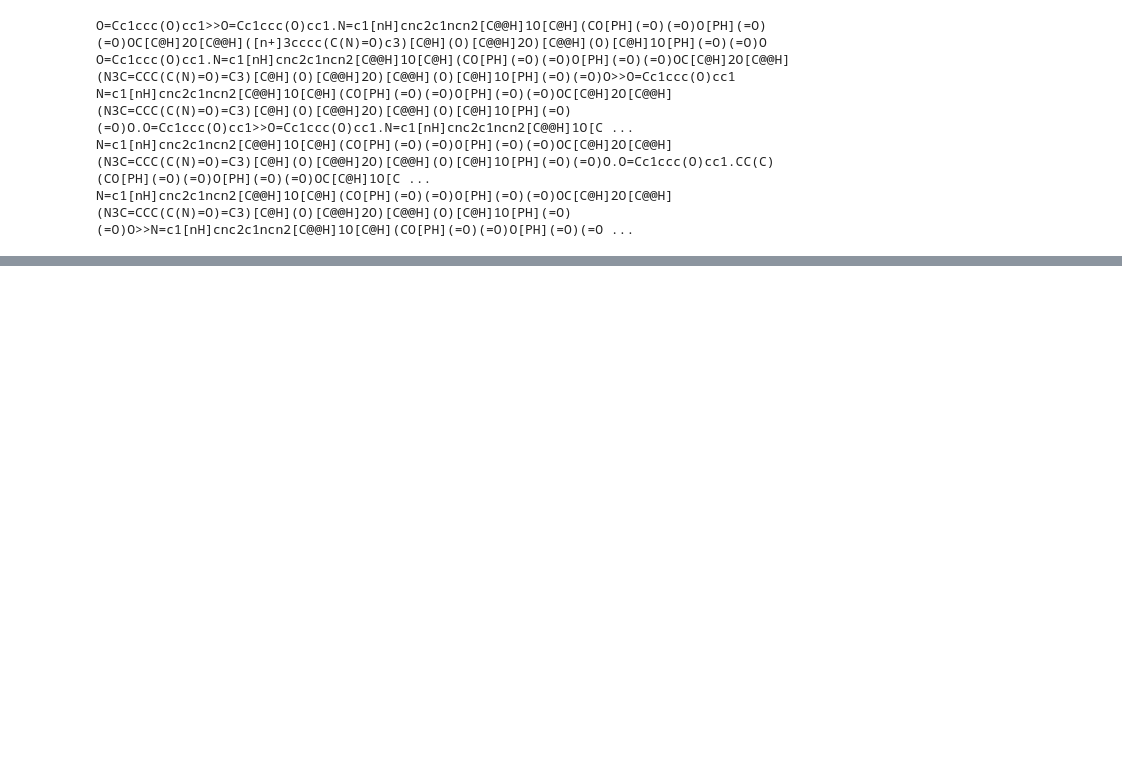
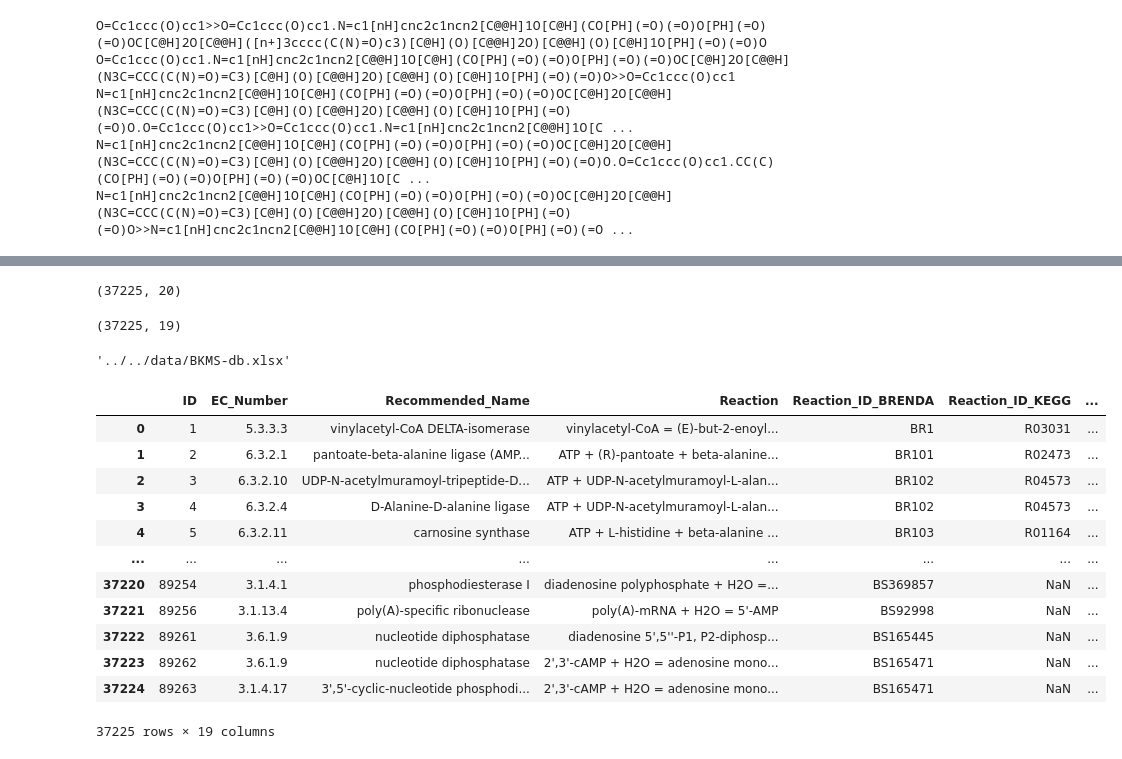
Before and after one commit to 0m1n0/hybmind, a Jupyter notebook: process_BKMS_database_reproduced/Notebooks/process_bkms_db.ipynb, the cells around one changed output, grey strips where cells are left out. Cells and saved outputs as stored; diff of their text form; code cells hidden in the pictures; blank space fills up the shorter version.

```diff
--- a/process_BKMS_database_reproduced/Notebooks/process_bkms_db.ipynb
+++ b/process_BKMS_database_reproduced/Notebooks/process_bkms_db.ipynb
@@ -248,4 +326,35 @@ db.dropna(subset=['smiles'])
+# %%
+db.shape
+# %% [output]
+(37225, 20)
+# %%
+db_raw = pd.read_excel(reaction_database_file)
+db_raw.shape
+# %% [output]
+(37225, 19)
 # %%
 # Uncomment to save the database table with the added smiles
 
 db.to_csv('../../data/processed_bkms_database/bkms_w_SMILES.txt', sep = '\t')
+# %%
+reaction_database_file
+# %% [output]
+'../../data/BKMS-db.xlsx'
+# %%
+db_raw = pd.read_excel(reaction_database_file)
+# %%
+db_raw
+# %% [output]
+|  | ID | EC_Number | Recommended_Name | Reaction | Reaction_ID_BRENDA | Reaction_ID_KEGG | ... |
+| 0 | 1 | 5.3.3.3 | vinylacetyl-CoA DELTA-isomerase | vinylacetyl-CoA = (E)-but-2-enoyl... | BR1 | R03031 | ... |
+| 1 | 2 | 6.3.2.1 | pantoate-beta-alanine ligase (AMP... | ATP + (R)-pantoate + beta-alanine... | BR101 | R02473 | ... |
+| 2 | 3 | 6.3.2.10 | UDP-N-acetylmuramoyl-tripeptide-D... | ATP + UDP-N-acetylmuramoyl-L-alan... | BR102 | R04573 | ... |
+| 3 | 4 | 6.3.2.4 | D-Alanine-D-alanine ligase | ATP + UDP-N-acetylmuramoyl-L-alan... | BR102 | R04573 | ... |
+| 4 | 5 | 6.3.2.11 | carnosine synthase | ATP + L-histidine + beta-alanine ... | BR103 | R01164 | ... |
+| ... | ... | ... | ... | ... | ... | ... | ... |
+| 37220 | 89254 | 3.1.4.1 | phosphodiesterase I | diadenosine polyphosphate + H2O =... | BS369857 | NaN | ... |
+| 37221 | 89256 | 3.1.13.4 | poly(A)-specific ribonuclease | poly(A)-mRNA + H2O = 5'-AMP | BS92998 | NaN | ... |
+| 37222 | 89261 | 3.6.1.9 | nucleotide diphosphatase | diadenosine 5',5''-P1, P2-diphosp... | BS165445 | NaN | ... |
+| 37223 | 89262 | 3.6.1.9 | nucleotide diphosphatase | 2',3'-cAMP + H2O = adenosine mono... | BS165471 | NaN | ... |
+| 37224 | 89263 | 3.1.4.17 | 3',5'-cyclic-nucleotide phosphodi... | 2',3'-cAMP + H2O = adenosine mono... | BS165471 | NaN | ... |
+37225 rows × 19 columns
```
Also changed, not shown: parts of 20 cells of this notebook.
